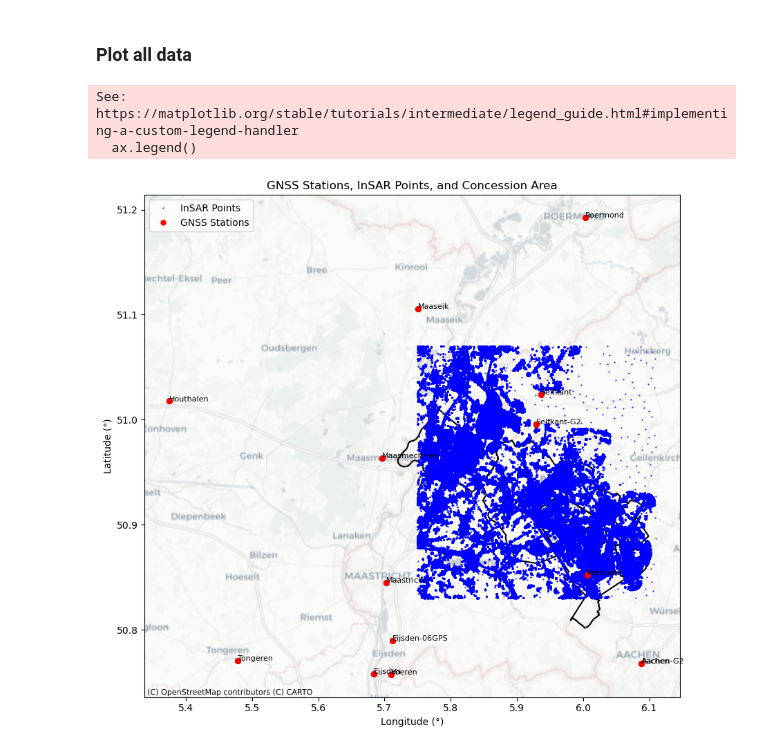
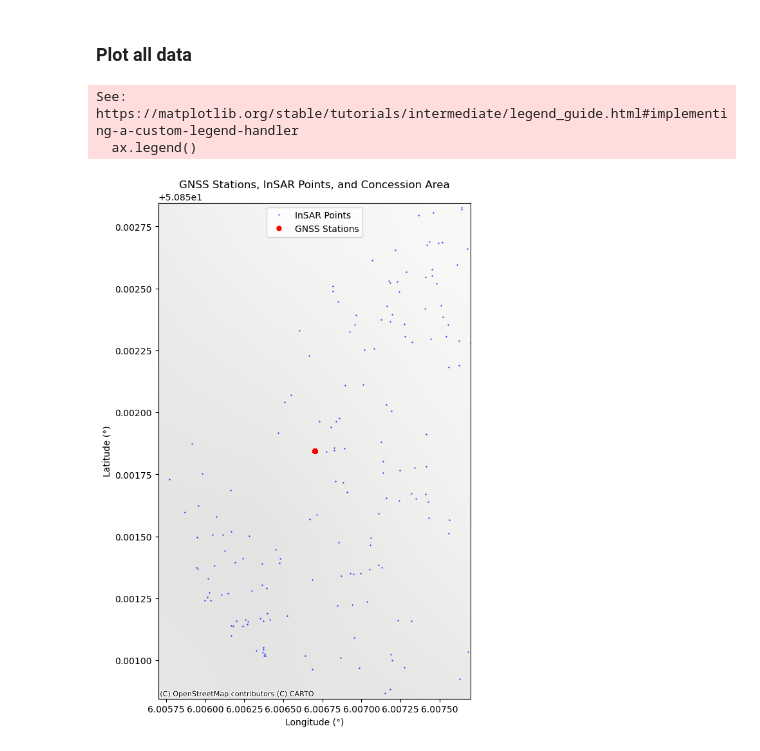
Before and after one commit to nigelwie/SHM-GH-Abandoned-Mines-Limburg, a Jupyter notebook: 02_plot_combined.ipynb, the cells around one changed output. Cells and saved outputs as stored; diff of their text form; code cells hidden in the pictures.

```diff
--- a/02_plot_combined.ipynb
+++ b/02_plot_combined.ipynb
@@ -86,52 +95,52 @@ ax.plot(
 )
 
 # --- Add GNSS station labels ---
-for name in df["pnt_name"].unique():
-    subset = df[df["pnt_name"] == name]
-    ax.text(
-        subset["pnt_lon"].iloc[0],
-        subset["pnt_lat"].iloc[0],
-        name,
-        fontsize=8,
-        zorder=5
-    )
+# for name in df["pnt_name"].unique():
+#     subset = df[df["pnt_name"] == name]
+#     ax.text(
+#         subset["pnt_lon"].iloc[0],
+#         subset["pnt_lat"].iloc[0],
+#         name,
+#         fontsize=8,
+#         zorder=5
+#     )
 
 # --- Labels & title ---
 ax.set_xlabel("Longitude (°)")
 ax.set_ylabel("Latitude (°)")
 ax.set_title("GNSS Stations, InSAR Points, and Concession Area")
 ax.legend()
 
-# station_name = "Kerkrade"
-# buffer = 0.01
+station_name = "Kerkrade"
+buffer = 0.001
 
-# st = df.loc[df["pnt_name"] == station_name].iloc[0]
-# x0, y0 = st["pnt_lon"], st["pnt_lat"]
+st = df.loc[df["pnt_name"] == station_name].iloc[0]
+x0, y0 = st["pnt_lon"], st["pnt_lat"]
 
-# xmin, xmax = x0 - buffer, x0 + buffer
-# ymin, ymax = y0 - buffer, y0 + buffer
+xmin, xmax = x0 - buffer, x0 + buffer
+ymin, ymax = y0 - buffer, y0 + buffer
 
-# ax.set_xlim(xmin, xmax)
-# ax.set_ylim(ymin, ymax)
+ax.set_xlim(xmin, xmax)
+ax.set_ylim(ymin, ymax)
 
 
 #label only stations inside current view
 # df_view = df[(df["pnt_lon"].between(xmin, xmax)) & (df["pnt_lat"].between(ymin, ymax))]
 
 # for name in df_view["pnt_name"].unique():
 #     s = df_view[df_view["pnt_name"] == name].iloc[0]
 #     ax.text(s["pnt_lon"], s["pnt_lat"], name, fontsize=8, zorder=10, clip_on=True)
 
 #--- Add basemap (NO API KEY REQUIRED) ---
 ctx.add_basemap(
     ax,
     crs="EPSG:4326",
     source=ctx.providers.CartoDB.Positron,
     zoom=10
 )
 
 plt.show()
 # %% [output]
 See: https://matplotlib.org/stable/tutorials/intermediate/legend_guide.html#implementing-a-custom-legend-handler
   ax.legend()
-[figure, old version]
+[figure, new version]
```
Also changed, not shown: parts of 12 cells of this notebook.
